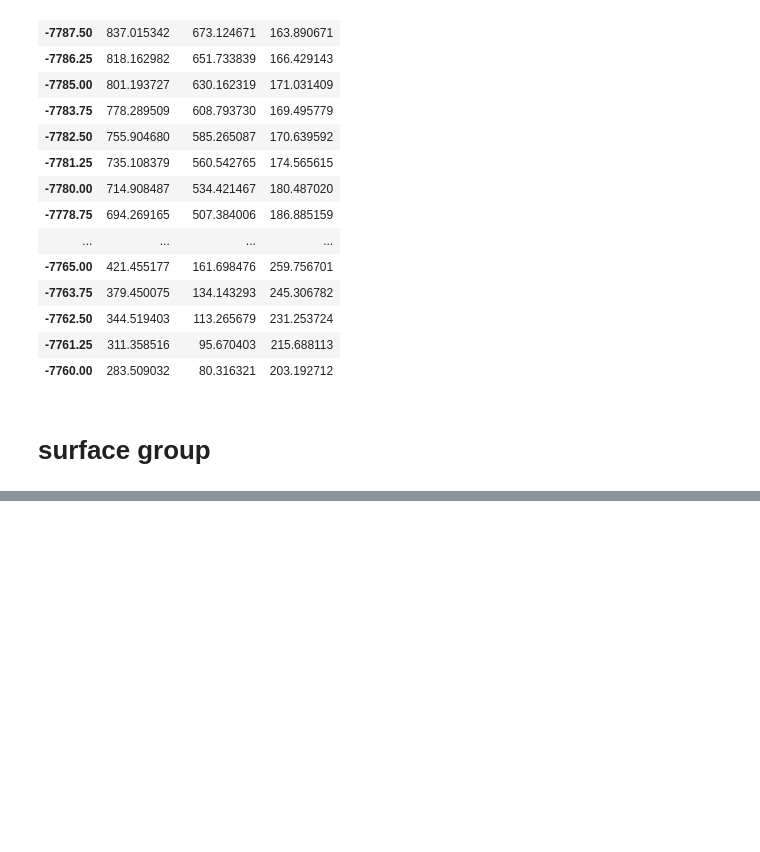
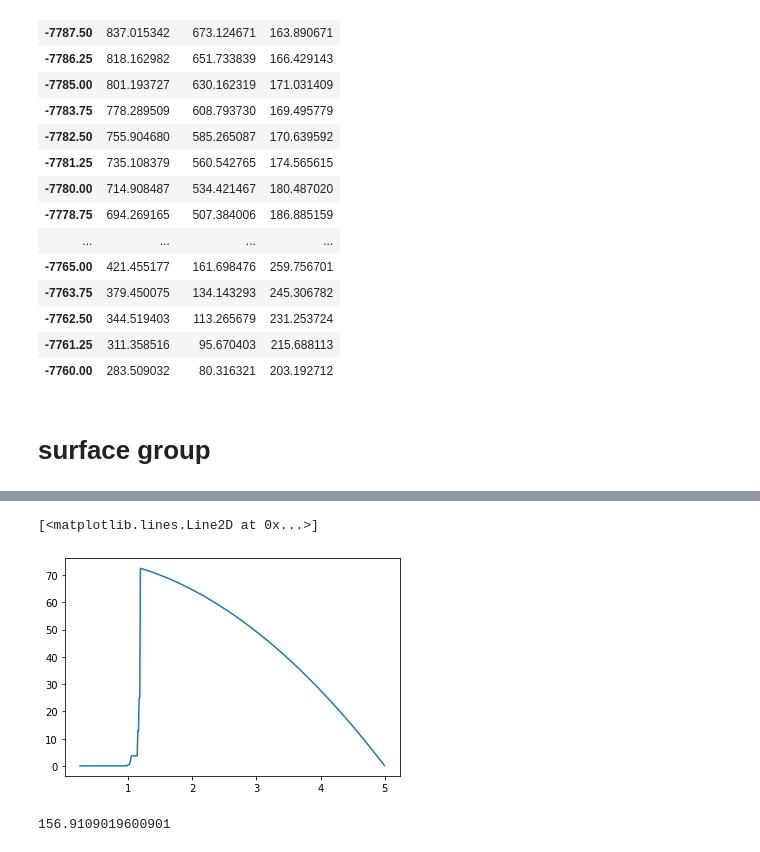
Before and after one commit to scuervo91/reservoirpy, a Jupyter notebook: examples/volumetrics/volumetrics.ipynb, the cells around one changed output, grey strips where cells are left out. Cells and saved outputs as stored; diff of their text form; code cells hidden in the pictures; blank space fills up the shorter version.

```diff
--- a/examples/volumetrics/volumetrics.ipynb
+++ b/examples/volumetrics/volumetrics.ipynb
@@ -226,0 +244,8 @@ level
+# %%
+zmin=np.nanmin(zz)
+zmax=np.nanmax(zz)
+
+levels = np.linspace(0,10,1000)
+
+#test.get_contours_area(c=1, levels=levels)
+#test.contour(levels=levels)
@@ -226,0 +274,5 @@ level
+# %%
+plt.plot(ar.index,ar['area'])
+# %% [output]
+[<matplotlib.lines.Line2D at 0x...>]
+[figure, added]
@@ -226,0 +281,4 @@ level
+# %%
+vc.poly_area(x,yc)
+# %% [output]
+156.9109019600901
```
Also changed, not shown: parts of 8 cells of this notebook.
